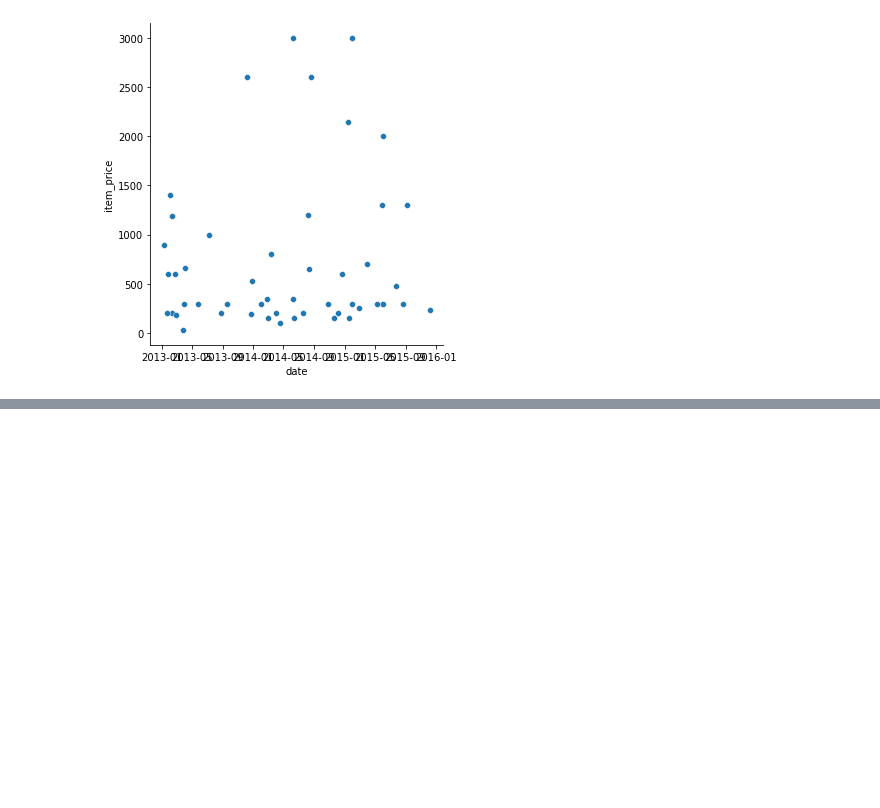
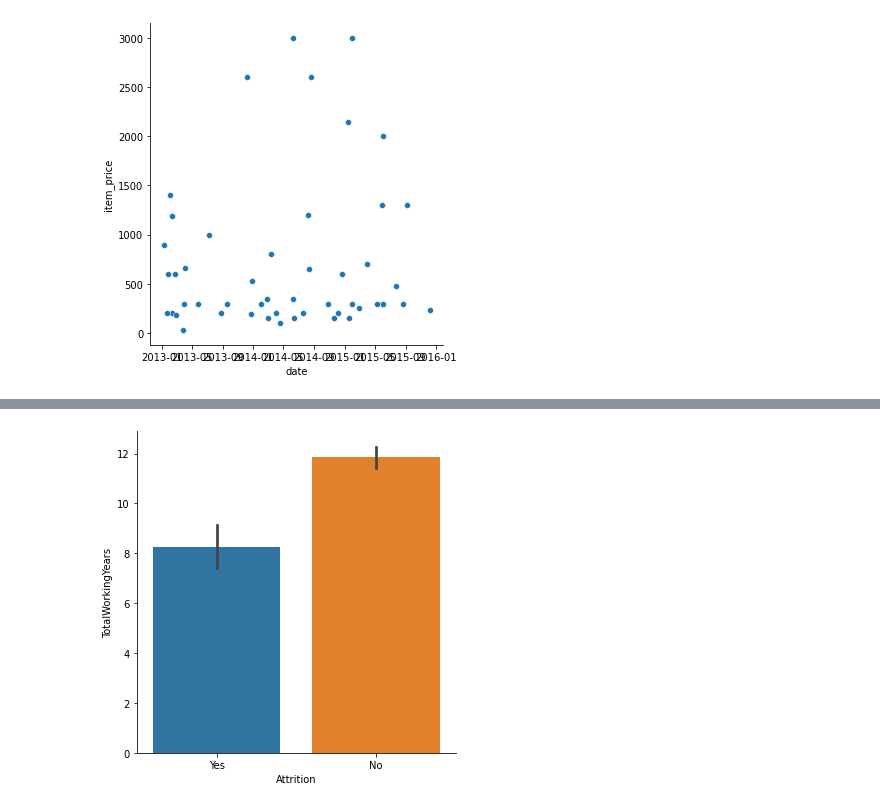
Before and after one commit to Guillaume-Lazaro/PythonEDA, a Jupyter notebook: Exercice Seaborn.ipynb, the cells around one changed output, grey strips where cells are left out. Cells and saved outputs as stored; diff of their text form; code cells hidden in the pictures; blank space fills up the shorter version.

```diff
--- a/Exercice Seaborn.ipynb
+++ b/Exercice Seaborn.ipynb
@@ -176,0 +234,4 @@ plt.show()
+# %%
+g0 = sns.catplot(x="Attrition", y='TotalWorkingYears', data=ibm_hr_attrition, kind='bar')
+# %% [output]
+[figure, added]
```
Also changed, not shown: parts of 19 cells of this notebook, 3 other files.
